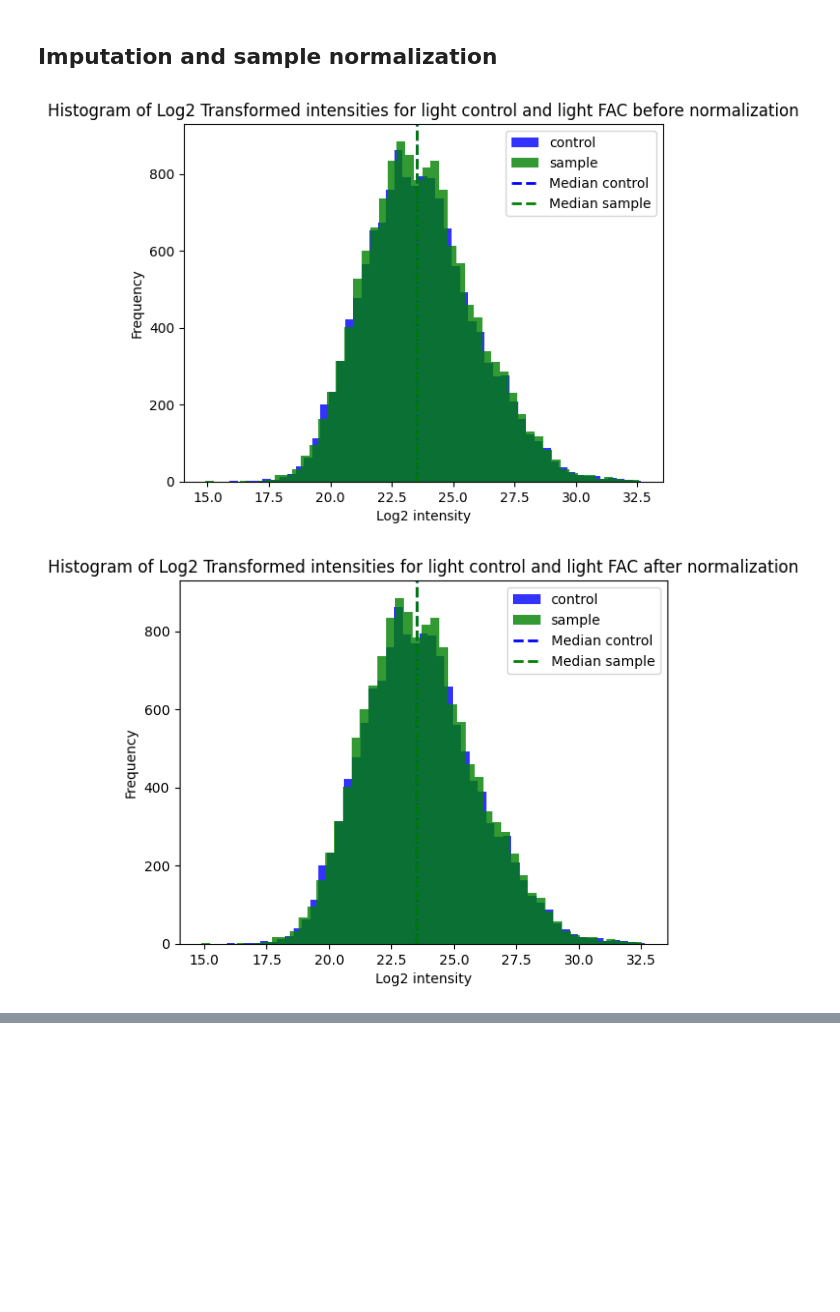
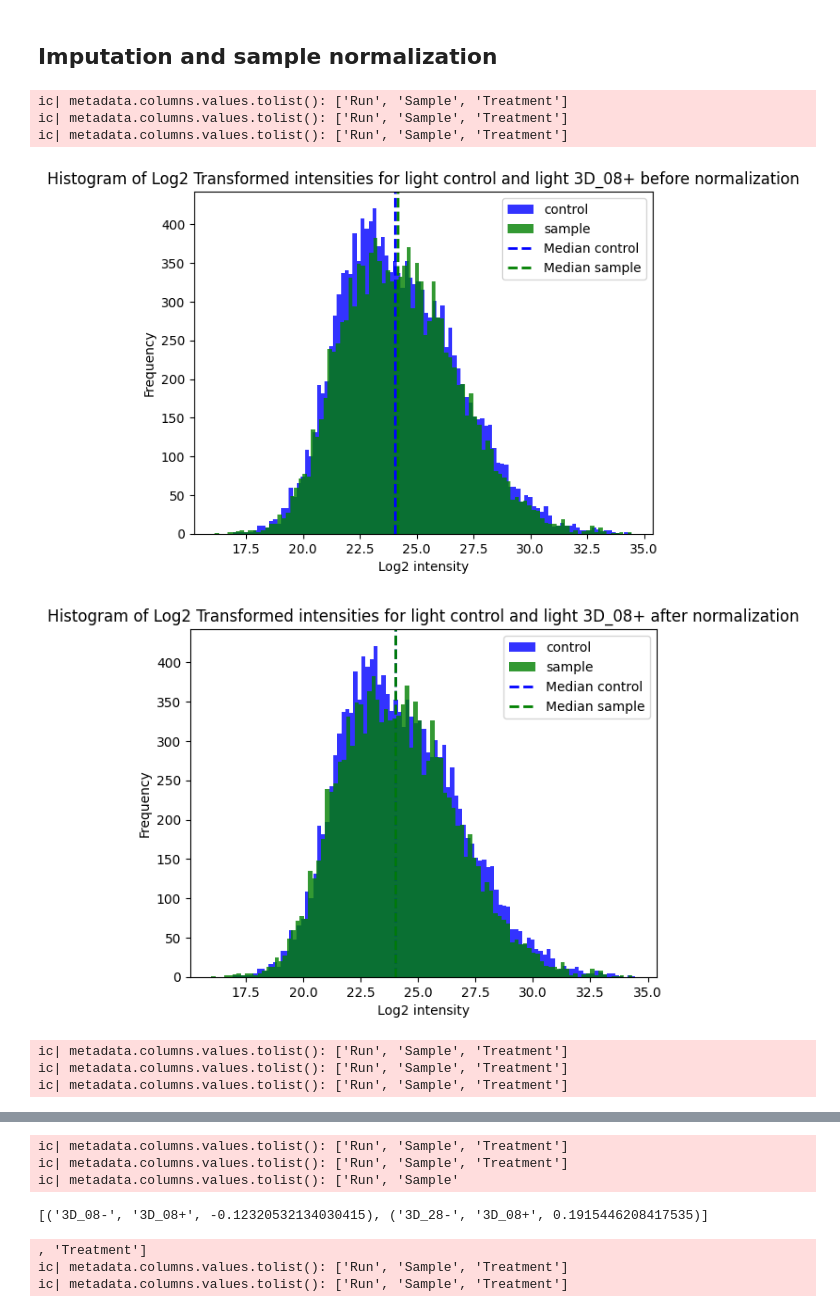
Before and after one commit to rkerrid/silac_dia_statistics, a Jupyter notebook: examples/preprocessing example.ipynb, the cells around one changed output, grey strips where cells are left out. Cells and saved outputs as stored; diff of their text form; code cells hidden in the pictures; blank space fills up the shorter version.

```diff
--- a/examples/preprocessing example.ipynb
+++ b/examples/preprocessing example.ipynb
@@ -8,4 +9,6 @@ from sdia_stats.preprocessing import normalize_samples
 # %%
 path = 'G:/My Drive/Data/data/poc4/H/protein intensities/'
-group = {'control': ['FAC', 'DFO', 'ARV4', 'FAC_ARV', 'ARV6','4EG1', 'FAC_Gu', 'Gu2', 'Gu8','Len1', 'Len10']
+path = 'G:/My Drive/Data/data/20240306 eIF 5 lines/3d G3 G2/protein_groups/'
+group = {'3D_08-': ['3D_08+'],
+         '3D_28-':['3D_08+']
              }
@@ -12,5 +18,11 @@ group = {'control': ['FAC', 'DFO', 'ARV4', 'FAC_ARV', 'ARV6','4EG1', 'FAC_Gu', '
 # %%
-normalize_samples.main(path, group,'href')
+normalize_samples.main(path, group)
 # %% [output]
+ic| metadata.columns.values.tolist(): ['Run', 'Sample', 'Treatment']
+ic| metadata.columns.values.tolist(): ['Run', 'Sample', 'Treatment']
+ic| metadata.columns.values.tolist(): ['Run', 'Sample', 'Treatment']
-[figure, old version]
+[figure, new version]
-[figure, old version]
+[figure, new version]
+ic| metadata.columns.values.tolist(): ['Run', 'Sample', 'Treatment']
+ic| metadata.columns.values.tolist(): ['Run', 'Sample', 'Treatment']
+ic| metadata.columns.values.tolist(): ['Run', 'Sample', 'Treatment']
@@ -18,0 +31,7 @@ normalize_samples.main(path, group,'href')
+ic| metadata.columns.values.tolist(): ['Run', 'Sample', 'Treatment']
+ic| metadata.columns.values.tolist(): ['Run', 'Sample', 'Treatment']
+ic| metadata.columns.values.tolist(): ['Run', 'Sample'
+[('3D_08-', '3D_08+', -0.12320532134030415), ('3D_28-', '3D_08+', 0.1915446208417535)]
+, 'Treatment']
+ic| metadata.columns.values.tolist(): ['Run', 'Sample', 'Treatment']
+ic| metadata.columns.values.tolist(): ['Run', 'Sample', 'Treatment']
```
Also changed, not shown: parts of 4 cells of this notebook, 8 other files.
